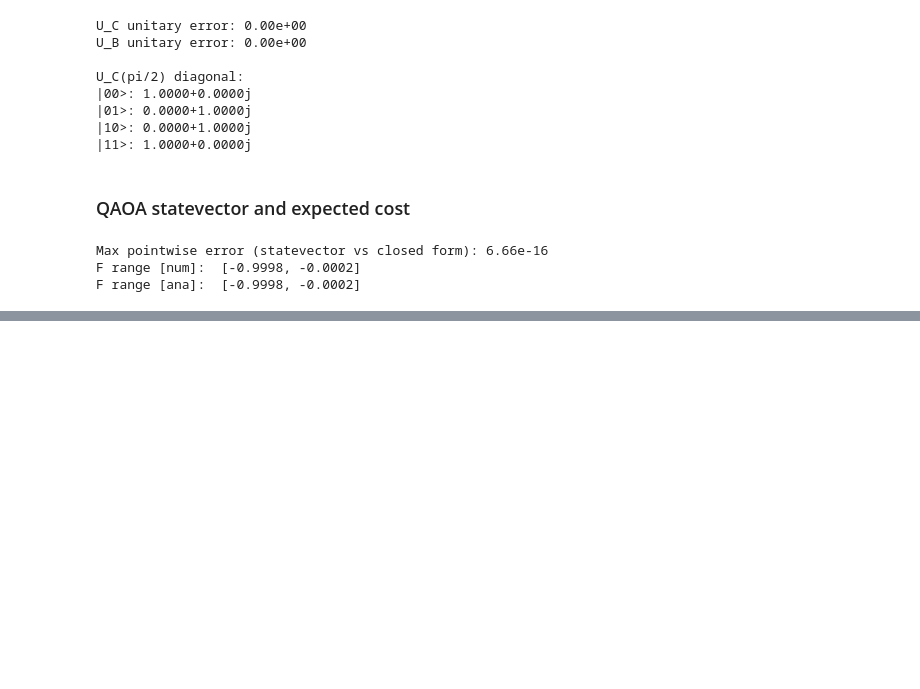
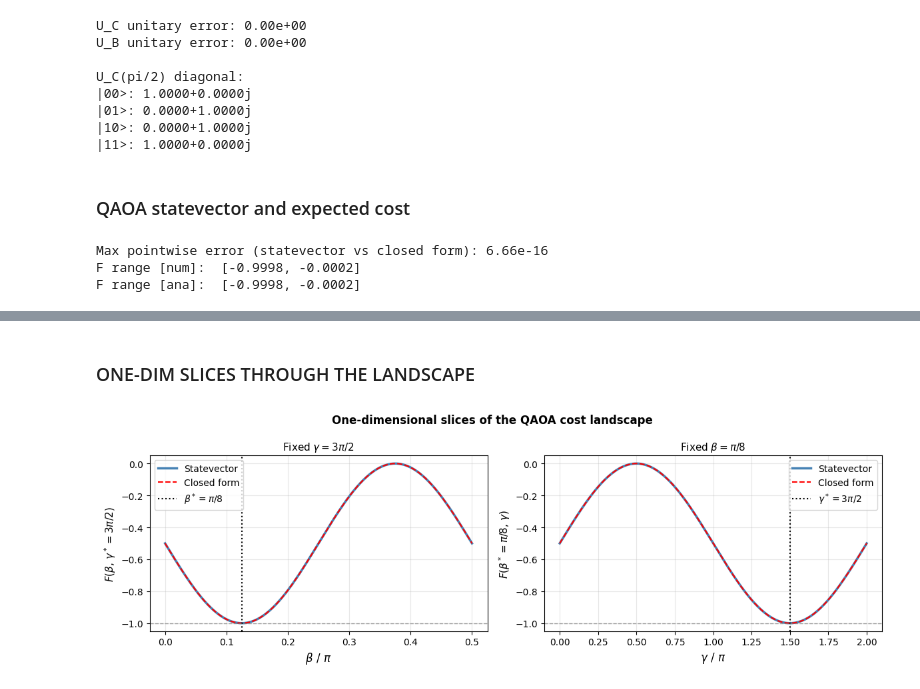
Before and after one commit to egil10/fys5419, a Jupyter notebook: project2/code/notebooks/qaoa-double-well.ipynb, the cells around one changed output, grey strips where cells are left out. Saved outputs shown, nothing was run; the diff lists cells and outputs as text; code cells hidden in the pictures; blank space fills up the shorter version.

```diff
--- a/project2/code/notebooks/qaoa-double-well.ipynb
+++ b/project2/code/notebooks/qaoa-double-well.ipynb
@@ -138,0 +183,38 @@ F range [ana]:  [-0.9998, -0.0002]
+# %% [markdown]
+### ONE-DIM SLICES THROUGH THE LANDSCAPE
+# %%
+fig, (ax1, ax2) = plt.subplots(1, 2, figsize=(12, 4))
+fig.suptitle('One-dimensional slices of the QAOA cost landscape',
+             fontsize=12, fontweight='bold')
+
+bv = np.linspace(0, np.pi/2, 300)
+ax1.plot(bv/np.pi, [expected_cost(b, gamma_opt) for b in bv],
+         'steelblue', lw=2.5, label='Statevector')
+ax1.plot(bv/np.pi, closed_form(bv, gamma_opt),
+         'r--', lw=1.5, label='Closed form')
+ax1.axvline(beta_opt/np.pi, color='k', ls=':', lw=1.5,
+            label=r'$\beta^* = \pi/8$')
+ax1.axhline(-1, color='gray', ls='--', lw=1, alpha=0.7)
+ax1.set_xlabel(r'$\beta\ /\ \pi$', fontsize=12)
+ax1.set_ylabel(r'$F(\beta,\, \gamma^*{=}3\pi/2)$', fontsize=11)
+ax1.set_title(r'Fixed $\gamma = 3\pi/2$', fontsize=11)
+ax1.legend(fontsize=10); ax1.grid(True, alpha=0.3)
+
+gv = np.linspace(0, 2*np.pi, 300)
+ax2.plot(gv/np.pi, [expected_cost(beta_opt, g) for g in gv],
+         'steelblue', lw=2.5, label='Statevector')
+ax2.plot(gv/np.pi, closed_form(beta_opt, gv),
+         'r--', lw=1.5, label='Closed form')
+ax2.axvline(gamma_opt/np.pi, color='k', ls=':', lw=1.5,
+            label=r'$\gamma^* = 3\pi/2$')
+ax2.axhline(-1, color='gray', ls='--', lw=1, alpha=0.7)
+ax2.set_xlabel(r'$\gamma\ /\ \pi$', fontsize=12)
+ax2.set_ylabel(r'$F(\beta^*{=}\pi/8,\, \gamma)$', fontsize=11)
+ax2.set_title(r'Fixed $\beta = \pi/8$', fontsize=11)
+ax2.legend(fontsize=10); ax2.grid(True, alpha=0.3)
+
+plt.tight_layout()
+plt.savefig('../plots/qaoa_slices.png', dpi=140, bbox_inches='tight')
+plt.show()
+# %% [output]
+[figure, added]
```
Also changed, not shown: parts of 2 cells of this notebook, 3 other files.
